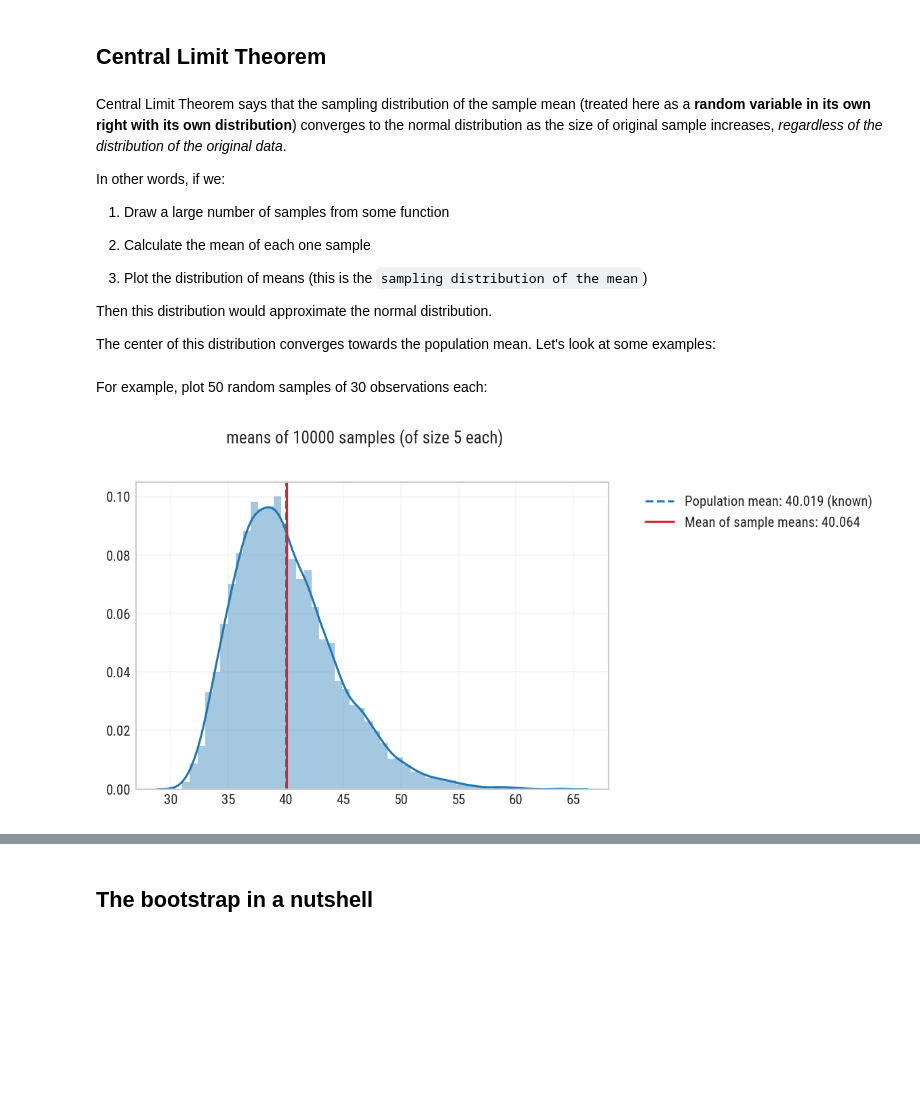
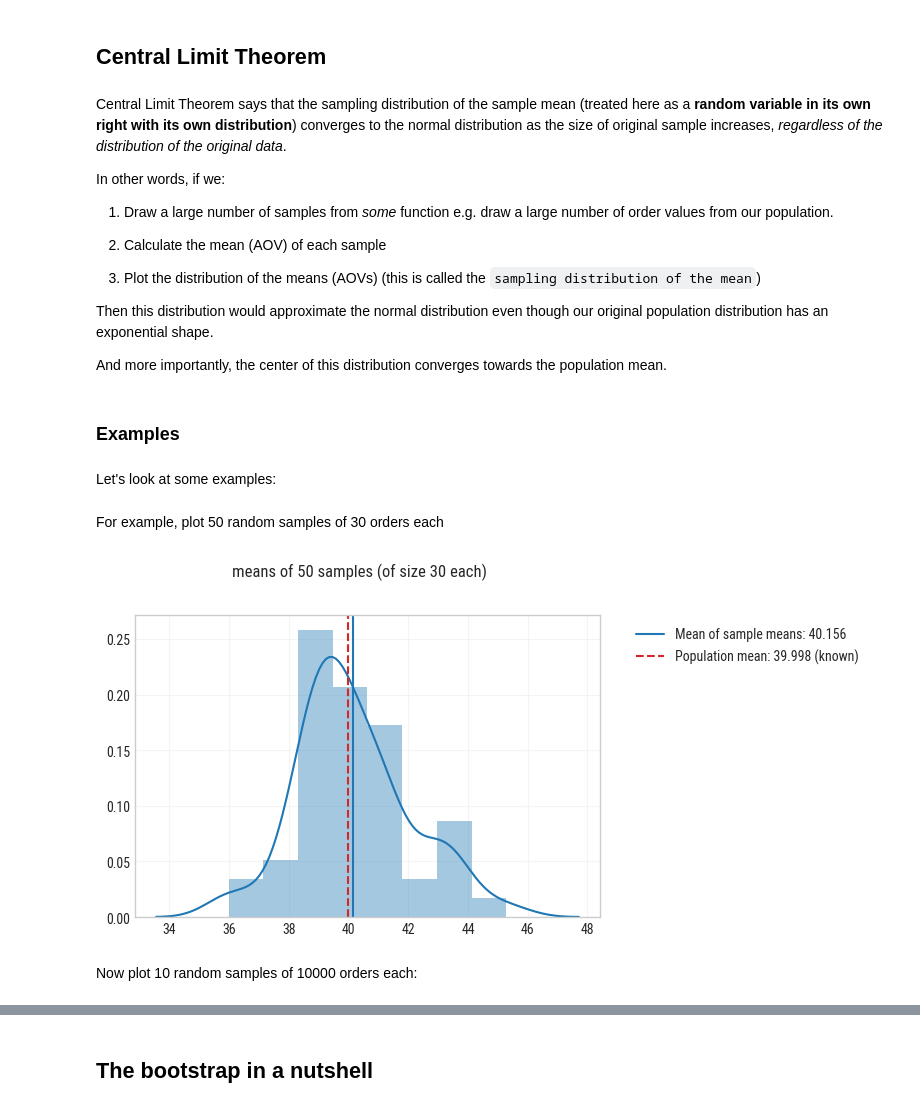
Before and after one commit to cmardiros/notebooks, a Jupyter notebook: public/stats/bootstrap/bootstrap-intuition.ipynb, the cells around one changed output, grey strips where cells are left out. Drawn from its saved outputs; the diff is of its cells as text; code cells hidden in the pictures; blank space fills up the shorter version.

```diff
--- a/public/stats/bootstrap/bootstrap-intuition.ipynb
+++ b/public/stats/bootstrap/bootstrap-intuition.ipynb
@@ -17,7 +21,7 @@ from seabornextends.retouch import grid, ax, fig
 sns.set_style('whitegrid')
 mpl.rcParams['grid.color'] = '0.95'
 mpl.rcParams['grid.alpha'] = 0.8
-mpl.rcParams['figure.dpi'] = 150
+mpl.rcParams['figure.dpi'] = 100
 mpl.rcParams['font.family'] = 'Roboto Condensed'
 # %% [markdown]
 # A computational approach to understanding the bootstrap
@@ -64,21 +79,25 @@ Every time you run this cell we get a different random sample.
 # %%
 sample_size = 30
 
-# we use the function that generate the population to generate this sample
-# we therefore *know* that our sample comes from this population because we generated it that way
+# We use our `population_fn` function to generate this sample.
+# We therefore *know* that our sample of 30 orders comes from
+# our population defined above because it is generated using
+# the _same_ function.
 sample = population_fn.rvs(sample_size)
 sample_mean = np.mean(sample)
 
-# plot the sample alongside the population mean
-ax = sns.distplot(a=sample)
+# plot the distribution of our sample
+ax = sns.distplot(a=sample, color='C0')
 
+# draw a line for the population mean
 ax.axvline(x=population_mean,
-           color='C0',
+           color='C3',
            ls='dashed',
            label='Population mean: {0:.3f} (known)'.format(population_mean))
 
+# draw a line for the sample mean
 ax.axvline(x=sample_mean,
-           color='C3', label='Sample mean: {0:.3f}'.format(sample_mean), linestyle='dashed')
+           color='C0', label='Sample mean: {0:.3f}'.format(sample_mean), linestyle='dashed')
 
 plt.gcf().suptitle(t="Distribution of sample (sample size {0})".format(sample_size, y=1.01))
 plt.legend(bbox_to_anchor=(1.05, 1), loc='upper left')
@@ -151,15 +241,19 @@ Central Limit Theorem says that the sampling distribution of the sample mean (tr
 
 In other words, if we:
 
-1. Draw a large number of samples from some function
+1. Draw a large number of samples from _some_ function e.g. draw a large number of order values from our population.
 
-2. Calculate the mean of each one sample
+2. Calculate the mean (AOV) of each sample
 
-3. Plot the distribution of means (this is the `sampling distribution of the mean`)
+3. Plot the distribution of the means (AOVs) (this is called the `sampling distribution of the mean`)
 
-Then this distribution would approximate the normal distribution.
+Then this distribution would approximate the normal distribution even though our original population distribution has an exponential shape.
 
-The center of this distribution converges towards the population mean. Let's look at some examples:
+And more importantly, the center of this distribution converges towards the population mean.
+# %% [markdown]
+### Examples
+# %% [markdown]
+Let's look at some examples:
 # %%
 def sample_stats(pop_dist_name,
                  pop_shape_kws,
@@ -205,42 +299,45 @@ def sample_stats(pop_dist_name,
 
     fig = plt.figure()
 
-    ax = sns.distplot(a=statistics)
+    ax = sns.distplot(a=statistics, color='C0')
+
+    ax.axvline(x=mean_statistics,
+               color='C0',
+               label='Mean of sample {1}s: {0:.3f}'.format(mean_statistics, stat))
+
 
     if stat != 'sum':
         ax.axvline(x=population_stat,
-                   color='C0',
+                   color='C3',
                    ls='dashed',
                    label='Population {1}: {0:.3f} (known)'.format(population_stat, stat))
-
-    ax.axvline(x=mean_statistics,
-               color='C3',
-               label='Mean of sample {1}s: {0:.3f}'.format(mean_statistics, stat))
 
     if ci:
         ax.axvline(x=ci_lo,
                    color='k',
                    linestyle='dashed',
-                   label='empirical low CI limit: {:.3f}'.format(ci_lo))
+                   label='empirical low 95% CI limit: {:.3f}'.format(ci_lo))
 
         ax.axvline(x=ci_hi,
                    color='k',
                    linestyle='dashed',
-                   label='empirical high CI limit: {:.3f}'.format(ci_hi))
+                   label='empirical high 95% CI limit: {:.3f}'.format(ci_hi))
 
     fig.suptitle(t="{2}s of {0} samples (of size {1} each)".format(
         n_samples, sample_size, stat), y=1.01)
 
     plt.legend(bbox_to_anchor=(1.05, 1), loc='upper left')
 # %% [markdown]
-For example, plot 50 random samples of 30 observations each:
+For example, plot 50 random samples of 30 orders each
 # %%
 sample_stats(
     pop_dist_name=POP_DIST_NAME,
     pop_shape_kws=POP_SHAPE_KWS,
     pop_size=POP_SIZE,
-    n_samples=10000,
-    sample_size=5,
+    n_samples=50,
+    sample_size=30,
     stat='mean')
 # %% [output]
-[figure, old version]
+[figure, new version]
+# %% [markdown]
+Now plot 10 random samples of 10000 orders each:
```
Also changed, not shown: parts of 89 cells of this notebook.
